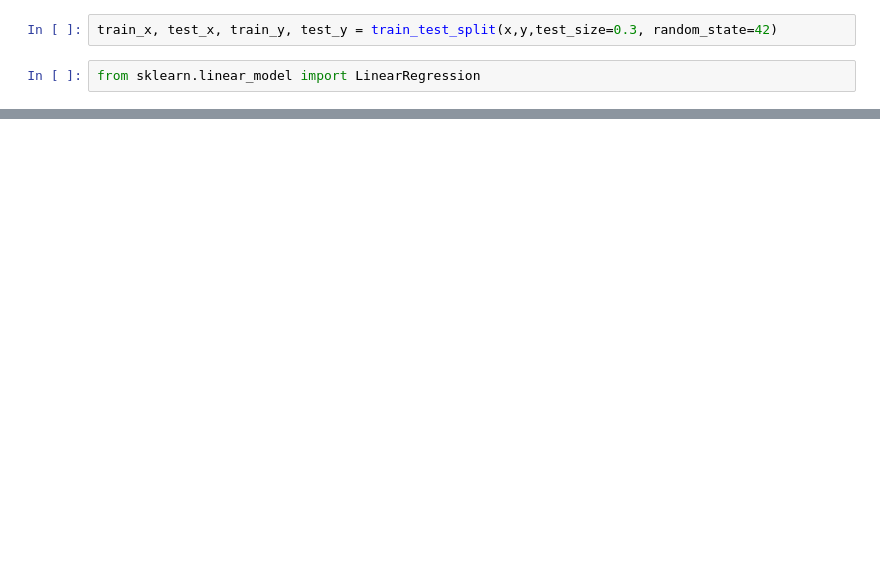
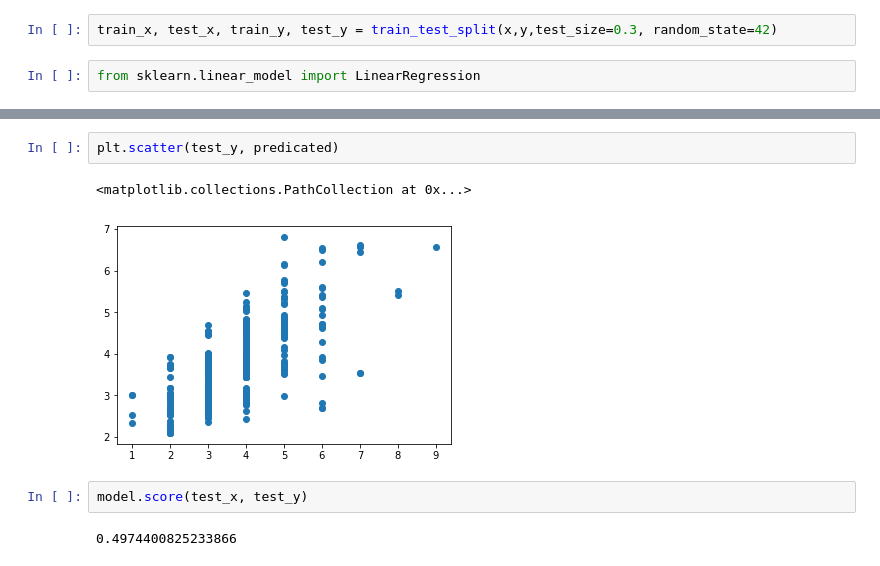
Before and after one commit to hzha579/MSA-2020-Phase-1, a Jupyter notebook: utf-8''property-analysis.ipynb, the cells around one changed output, grey strips where cells are left out. Drawn from its saved outputs; the diff is of its cells as text; blank space fills up the shorter version.

```diff
--- a/utf-8''property-analysis.ipynb
+++ b/utf-8''property-analysis.ipynb
@@ -323,0 +374,9 @@ from sklearn.linear_model import LinearRegression
+# %%
+plt.scatter(test_y, predicated)
+# %% [output]
+<matplotlib.collections.PathCollection at 0x...>
+[figure, added]
+# %%
+model.score(test_x, test_y)
+# %% [output]
+0.4974400825233866
```
Also changed, not shown: parts of 29 cells of this notebook.
